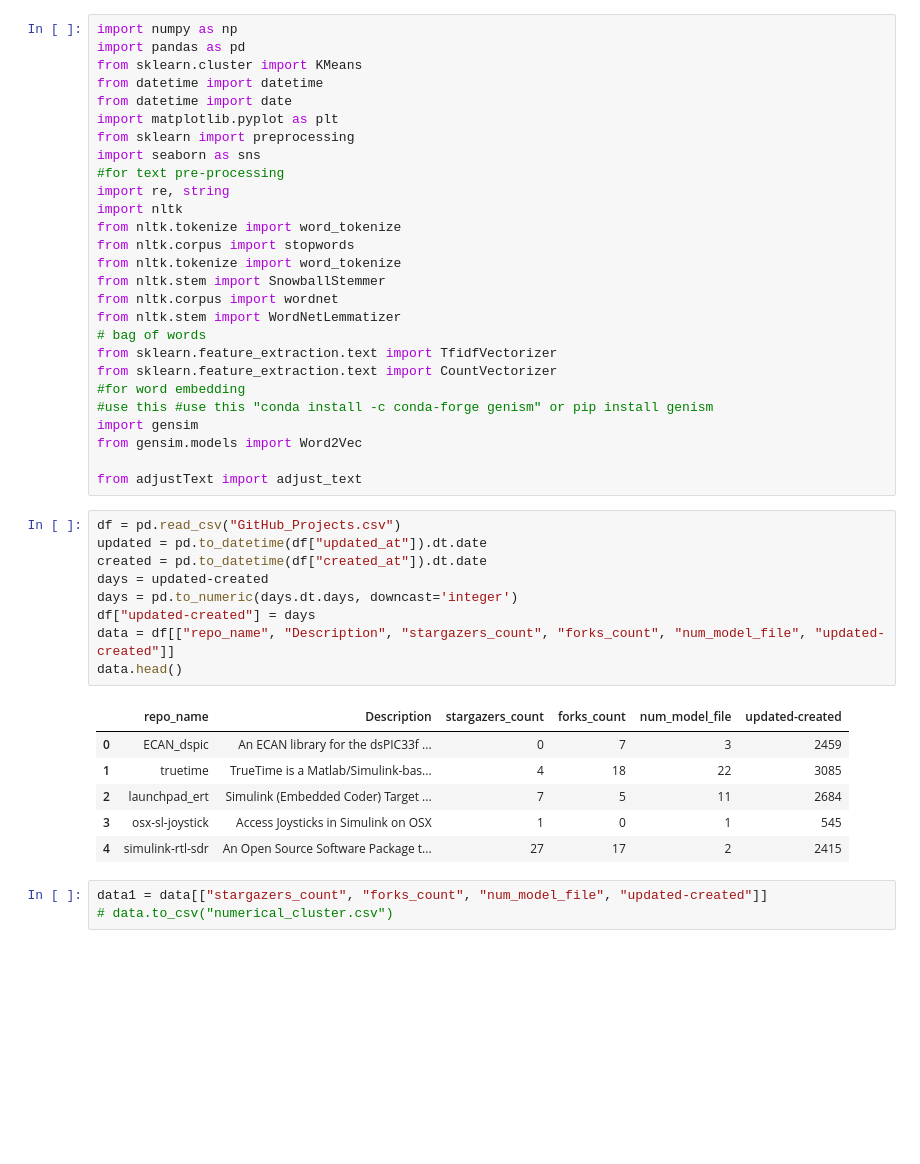
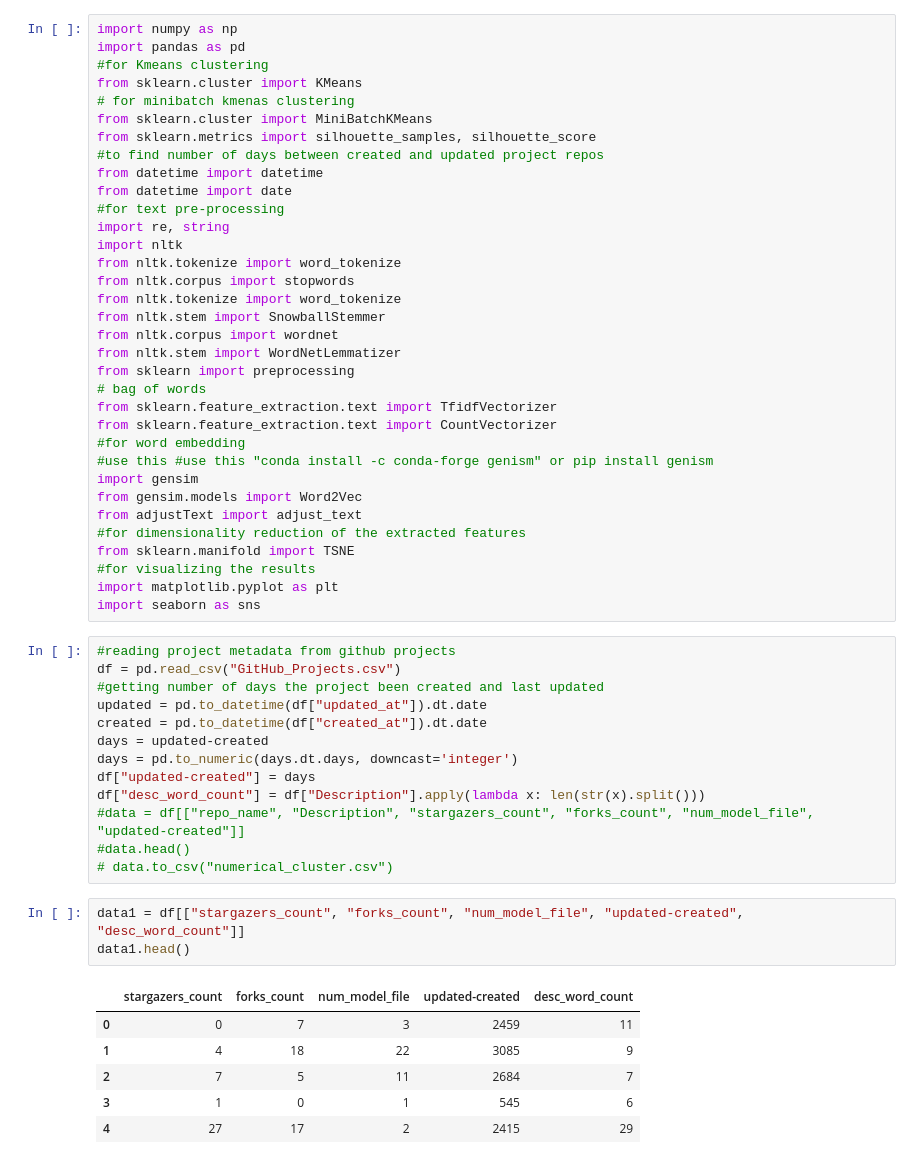
Before and after one commit to Shiva-K-7/ASE-07, a Jupyter notebook: cluster_projects1.ipynb, the cells around one changed output. Saved outputs shown, nothing was run; the diff lists cells and outputs as text; blank space fills up the shorter version.

```diff
--- a/cluster_projects1.ipynb
+++ b/cluster_projects1.ipynb
@@ -1,12 +1,14 @@
 # %%
 import numpy as np
 import pandas as pd
+#for Kmeans clustering
 from sklearn.cluster import KMeans
+# for minibatch kmenas clustering
+from sklearn.cluster import MiniBatchKMeans
+from sklearn.metrics import silhouette_samples, silhouette_score
+#to find number of days between created and updated project repos
 from datetime import datetime
 from datetime import date
-import matplotlib.pyplot as plt
-from sklearn import preprocessing
-import seaborn as sns
 #for text pre-processing
 import re, string
 import nltk
@@ -16,6 +18,7 @@ from nltk.tokenize import word_tokenize
 from nltk.stem import SnowballStemmer
 from nltk.corpus import wordnet
 from nltk.stem import WordNetLemmatizer
+from sklearn import preprocessing
 # bag of words
 from sklearn.feature_extraction.text import TfidfVectorizer
 from sklearn.feature_extraction.text import CountVectorizer
@@ -23,27 +26,35 @@ from sklearn.feature_extraction.text import CountVectorizer
 #use this #use this "conda install -c conda-forge genism" or pip install genism
 import gensim
 from gensim.models import Word2Vec
-
 from adjustText import adjust_text
+#for dimensionality reduction of the extracted features
+from sklearn.manifold import TSNE
+#for visualizing the results
+import matplotlib.pyplot as plt
+import seaborn as sns
 # %%
+#reading project metadata from github projects
 df = pd.read_csv("GitHub_Projects.csv")
+#getting number of days the project been created and last updated
 updated = pd.to_datetime(df["updated_at"]).dt.date
 created = pd.to_datetime(df["created_at"]).dt.date
 days = updated-created
 days = pd.to_numeric(days.dt.days, downcast='integer')
 df["updated-created"] = days
-data = df[["repo_name", "Description", "stargazers_count", "forks_count", "num_model_file", "updated-created"]]
-data.head()
+df["desc_word_count"] = df["Description"].apply(lambda x: len(str(x).split()))
+#data = df[["repo_name", "Description", "stargazers_count", "forks_count", "num_model_file", "updated-created"]]
+#data.head()
+# data.to_csv("numerical_cluster.csv")
-# %% [output]
-|  | repo_name | Description | stargazers_count | forks_count | num_model_file | updated-created |
-| 0 | ECAN_dspic | An ECAN library for the dsPIC33f ... | 0 | 7 | 3 | 2459 |
-| 1 | truetime | TrueTime is a Matlab/Simulink-bas... | 4 | 18 | 22 | 3085 |
-| 2 | launchpad_ert | Simulink (Embedded Coder) Target ... | 7 | 5 | 11 | 2684 |
-| 3 | osx-sl-joystick | Access Joysticks in Simulink on OSX | 1 | 0 | 1 | 545 |
-| 4 | simulink-rtl-sdr | An Open Source Software Package t... | 27 | 17 | 2 | 2415 |
 # %%
-data1 = data[["stargazers_count", "forks_count", "num_model_file", "updated-created"]]
-# data.to_csv("numerical_cluster.csv")
+data1 = df[["stargazers_count", "forks_count", "num_model_file", "updated-created", "desc_word_count"]]
+data1.head()
+# %% [output]
+|  | stargazers_count | forks_count | num_model_file | updated-created | desc_word_count |
+| 0 | 0 | 7 | 3 | 2459 | 11 |
+| 1 | 4 | 18 | 22 | 3085 | 9 |
+| 2 | 7 | 5 | 11 | 2684 | 7 |
+| 3 | 1 | 0 | 1 | 545 | 6 |
+| 4 | 27 | 17 | 2 | 2415 | 29 |
 # %%
 #inspired from https://www.kaggle.com/ellecf/visualizing-multidimensional-clusters
 scaler = preprocessing.MinMaxScaler()
```
Also changed, not shown: parts of 20 cells of this notebook, 5 other files.
